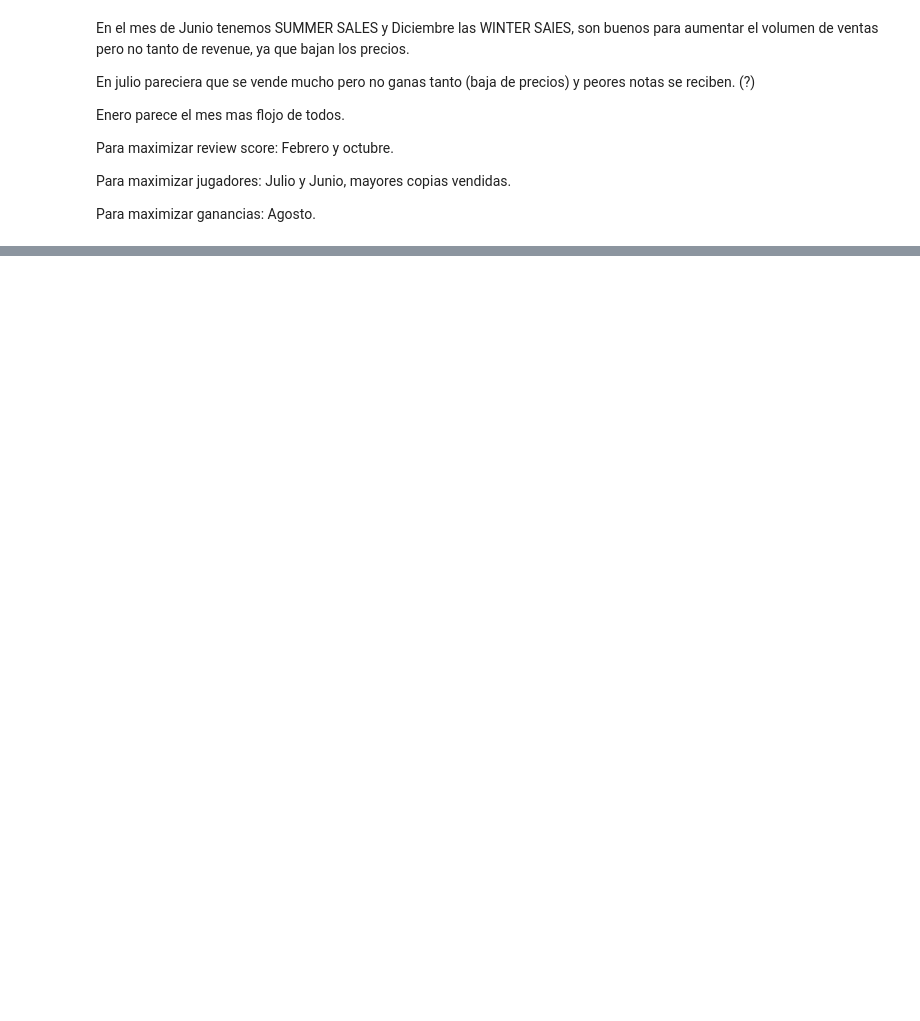
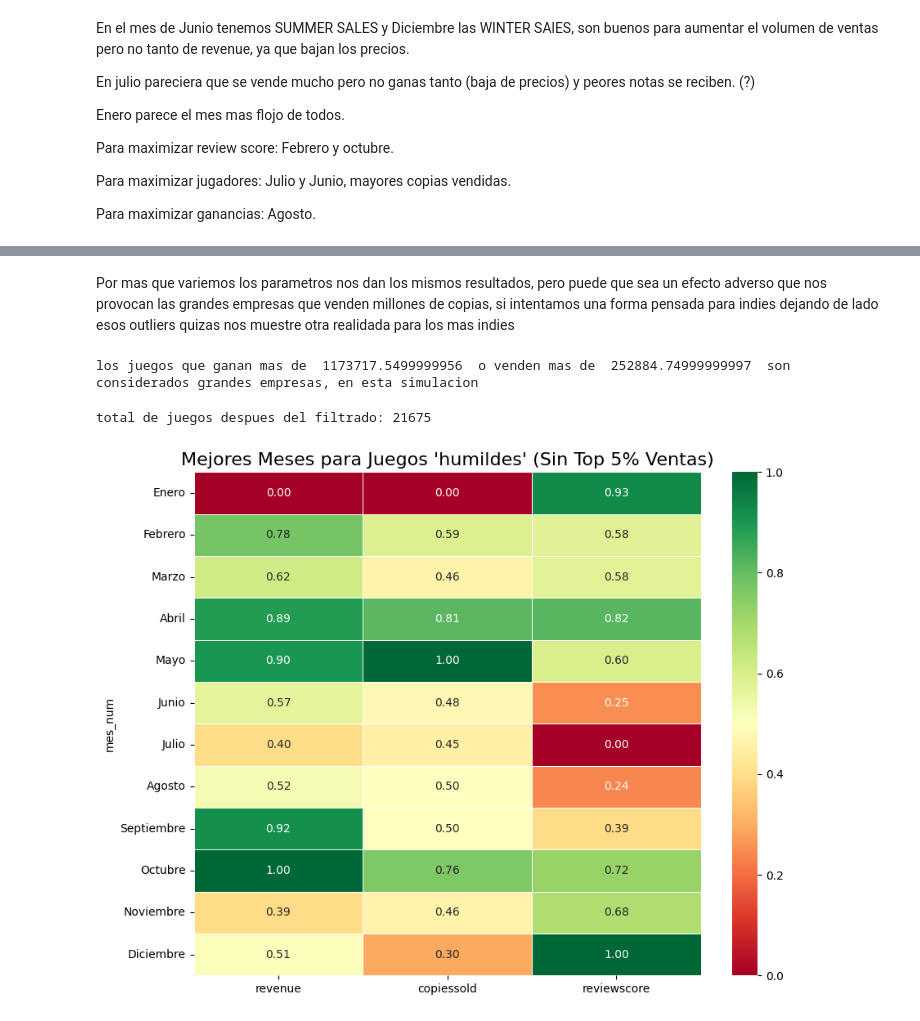
Before and after one commit to Checho-ramirijaz2014/proyecto_min, a Jupyter notebook: mejor_mes.ipynb, the cells around one changed output, grey strips where cells are left out. Saved outputs shown, nothing was run; the diff lists cells and outputs as text; code cells hidden in the pictures; blank space fills up the shorter version.

Commit message:
acutalizacion mejor mes para humildes

```diff
--- a/mejor_mes.ipynb
+++ b/mejor_mes.ipynb
@@ -116,0 +203,25 @@ Para maximizar ganancias: Agosto.
+# %% [markdown]
+Por mas que variemos los parametros nos dan los mismos resultados, pero puede que sea un efecto adverso que nos provocan las grandes empresas que venden millones de copias, si intentamos una forma pensada para indies dejando de lado esos outliers quizas nos muestre otra realidada para los mas indies
+# %%
+#intento sin GRANDES EMPRESAS
+df = pd.read_csv("datos/datos.csv")
+df["release_date"] = pd.to_datetime(df["release_date"], errors="coerce")
+columnas_objetivo = ["revenue", "copiessold", "reviewscore"]
+
+df = df.dropna(subset=["release_date", "price", "genres", "categories"] + columnas_objetivo)
+df["month"] = df["release_date"].dt.month.astype(str)
+
+#vamos a filtrar las grandes empresas
+limite_revenue = df["revenue"].quantile(0.95)
+limite_copiessold = df["copiessold"].quantile(0.95)
+print("los juegos que ganan mas de ", limite_revenue, " o venden mas de ", limite_copiessold, " son considerados grandes empresas, en esta simulacion")
+# %% [output]
+los juegos que ganan mas de  1173717.5499999956  o venden mas de  252884.74999999997  son considerados grandes empresas, en esta simulacion
+# %%
+df_filtrado = df[
+    (df["revenue"] < limite_revenue) &
+    (df["copiessold"] < limite_copiessold)
+].copy()
+print(f"total de juegos despues del filtrado: {len(df_filtrado)}")
+# %% [output]
+total de juegos despues del filtrado: 21675
@@ -116,0 +283,43 @@ Para maximizar ganancias: Agosto.
+# %%
+df_entrenamiento = pd.concat([df_meses_final, df_pca_final], axis=1)
+resultados_finales = {}
+columnas_de_meses = [col for col in df_entrenamiento.columns if "month_" in col]
+for objetivo in columnas_objetivo:
+    y = df_filtrado[objetivo]
+    modelo = LinearRegression(fit_intercept=False)
+    modelo.fit(df_entrenamiento, y)
+    coeficientes = pd.Series(modelo.coef_, index=df_entrenamiento.columns)
+    resultados_finales[objetivo] = coeficientes[columnas_de_meses]
+# %%
+df_grafico = pd.DataFrame(resultados_finales)
+df_grafico["mes_num"] = df_grafico.index.str.extract("(\d+)", expand=False).astype(int)
+df_grafico = df_grafico.sort_values("mes_num")
+mapa_meses = {
+    1: "Enero", 2: "Febrero", 3: "Marzo", 4: "Abril",
+    5: "Mayo", 6: "Junio", 7: "Julio", 8: "Agosto",
+    9: "Septiembre", 10: "Octubre", 11: "Noviembre", 12: "Diciembre"
+}
+
+df_grafico.index = df_grafico["mes_num"].map(mapa_meses)
+df_grafico = df_grafico.drop(columns=["mes_num"])
+scaler_grafico = MinMaxScaler()
+datos_grafico_norm = scaler_grafico.fit_transform(df_grafico)
+df_heatmap = pd.DataFrame(
+    datos_grafico_norm,
+    index=df_grafico.index,
+    columns=df_grafico.columns
+)
+# %%
+plt.figure(figsize=(10, 8))
+sns.heatmap(
+    df_heatmap,
+    annot=True,
+    cmap="RdYlGn",
+    fmt=".2f",
+    linewidths=.5
+)
+plt.title("Mejores Meses para Juegos 'humildes' (Sin Top 5% Ventas)", fontsize=16)
+plt.yticks(rotation=0)
+plt.show()
+# %% [output]
+[figure, added]
```
Also changed, not shown: parts of 7 cells of this notebook.
